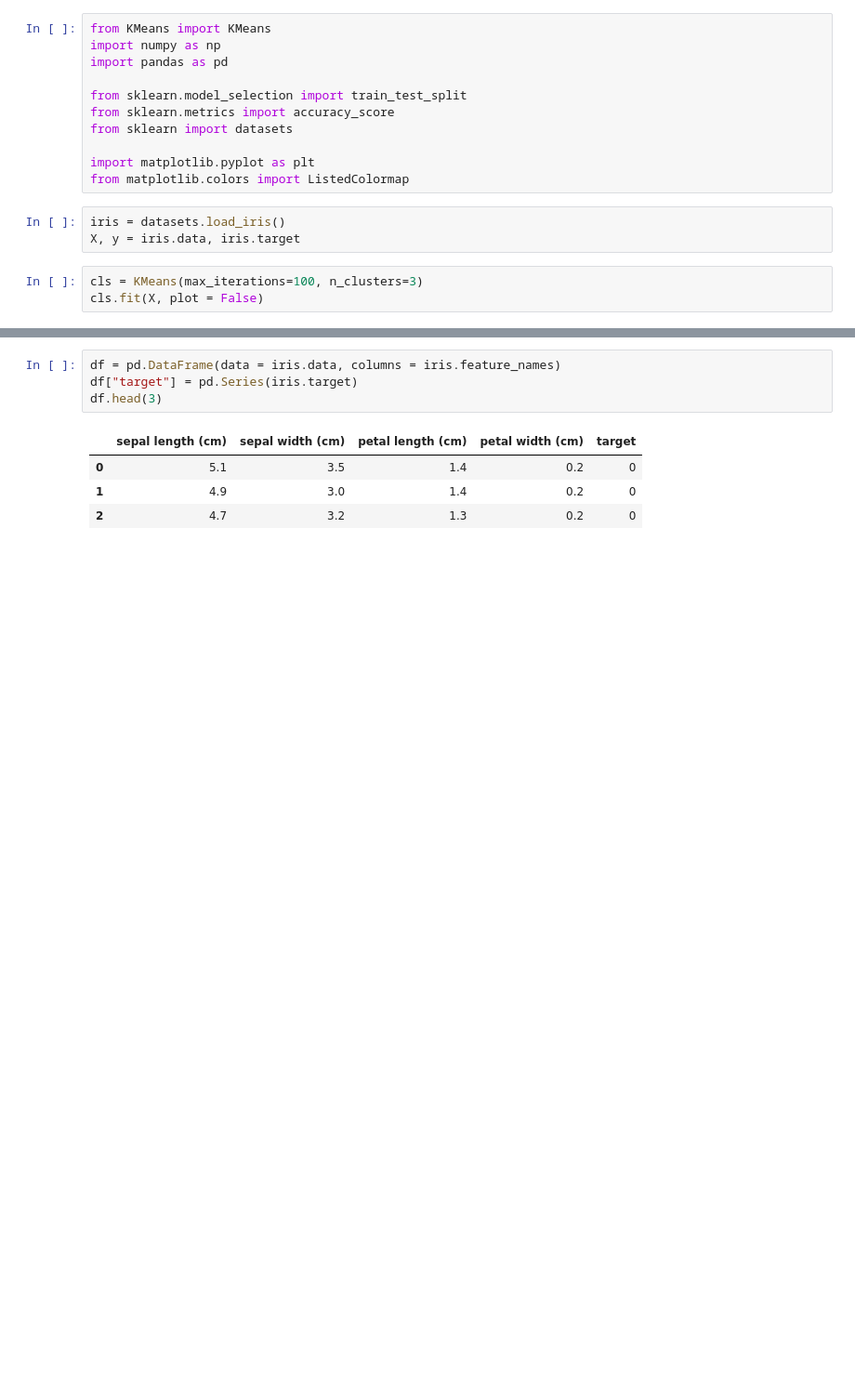
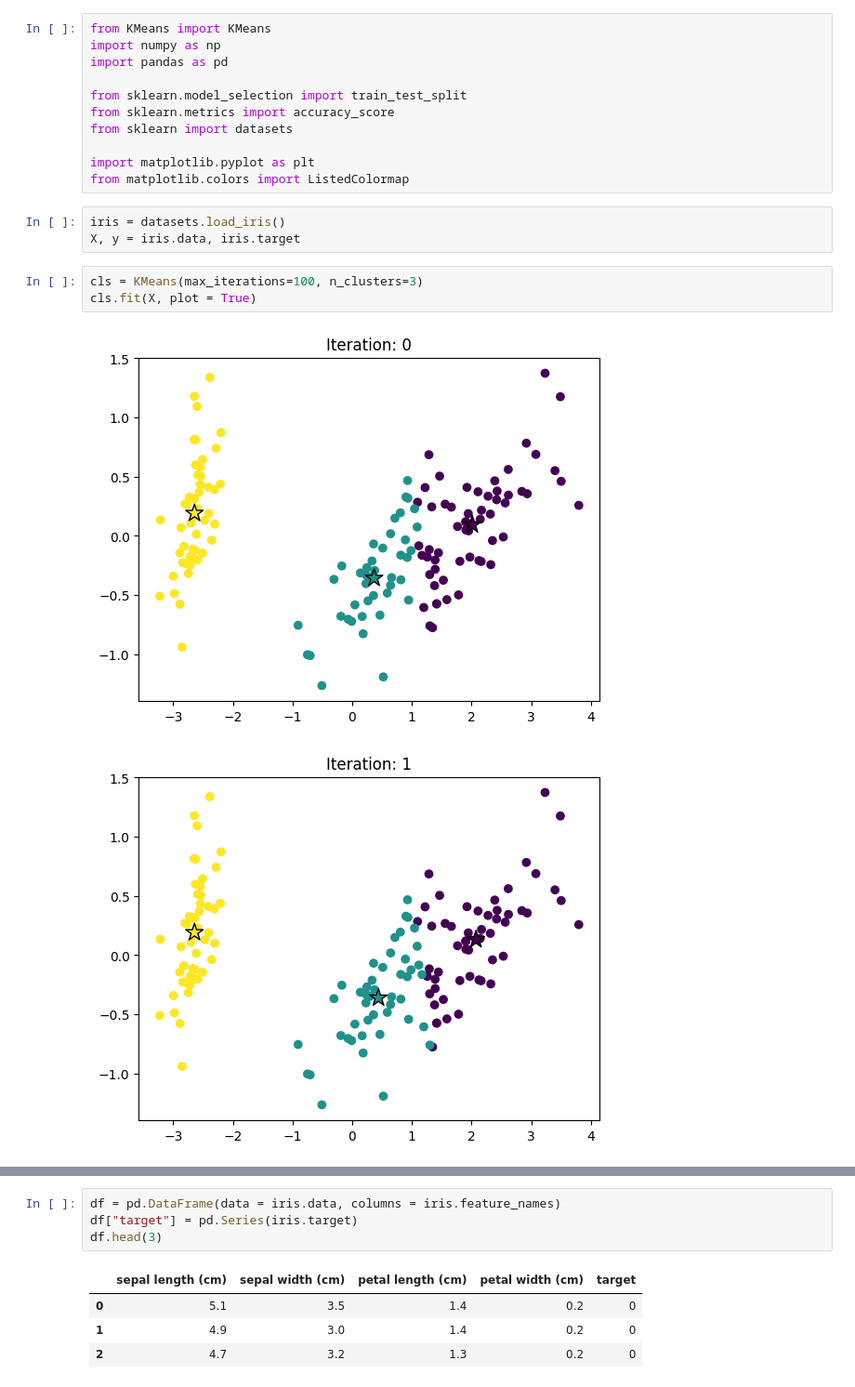
Before and after one commit to Dense18/PythonML, a Jupyter notebook: test_kmeans.ipynb, the cells around one changed output, grey strips where cells are left out. Shown at 93% size. Cells and saved outputs as stored; diff of their text form; blank space fills up the shorter version.

```diff
--- a/test_kmeans.ipynb
+++ b/test_kmeans.ipynb
@@ -14,7 +14,10 @@ iris = datasets.load_iris()
 X, y = iris.data, iris.target
 # %%
 cls = KMeans(max_iterations=100, n_clusters=3)
-cls.fit(X, plot = False)
+cls.fit(X, plot = True)
+# %% [output]
+[figure, added]
+[figure, added]
 # %%
 cmap = ListedColormap(["#FF0000", "#00FF00", "#0000FF"])
 fig, ax = plt.subplots()
```
Also changed, not shown: parts of 4 cells of this notebook, 3 other files.
